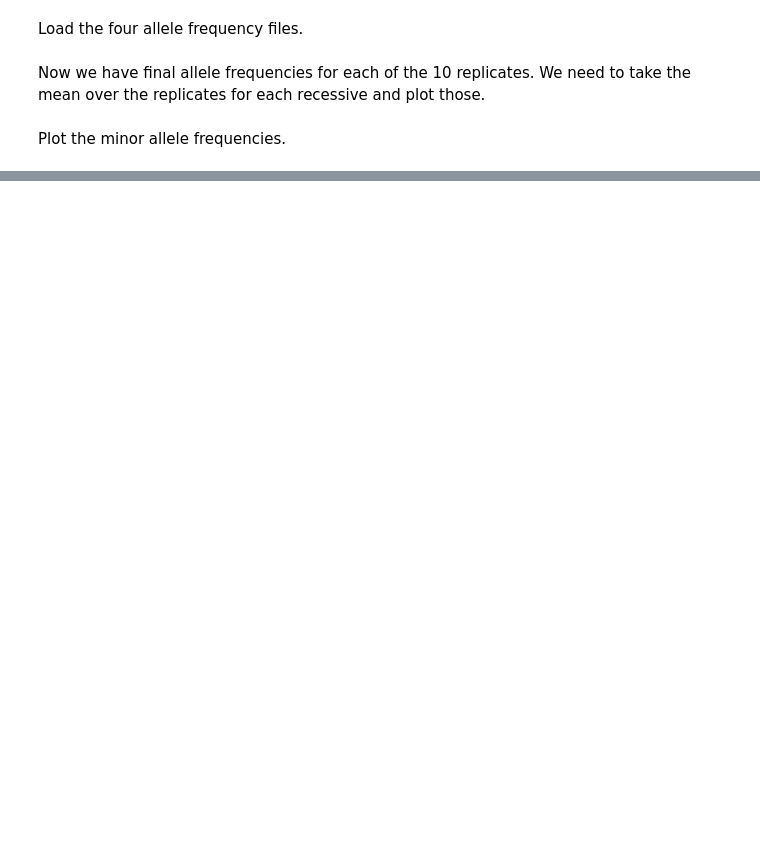
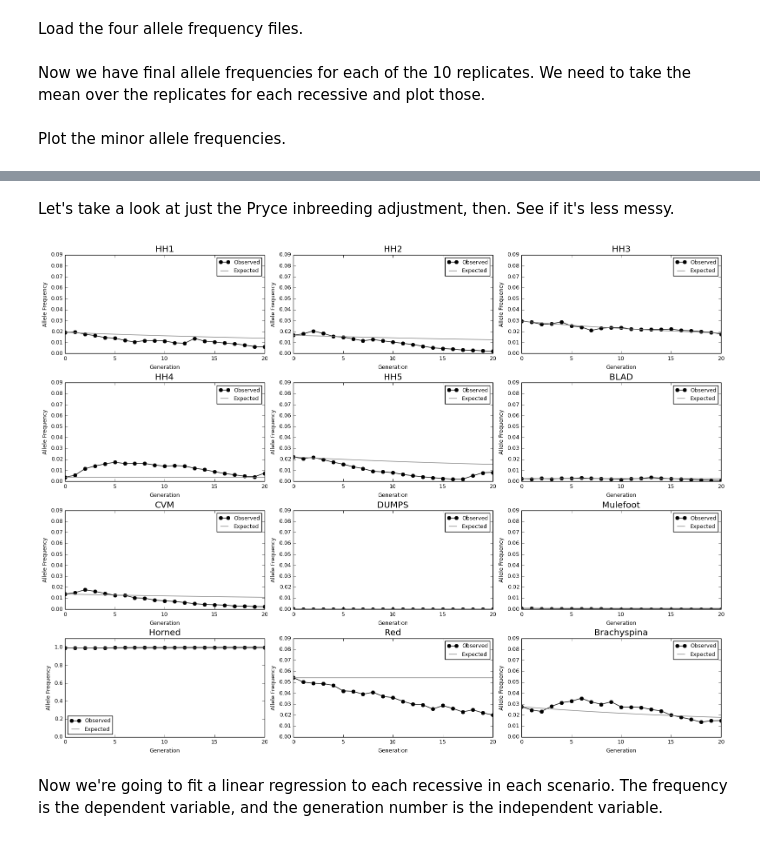
Before and after one commit to wintermind/multiple-recessives, a Jupyter notebook: Analyze Simulation Results - Holstein.ipynb, the cells around one changed output, grey strips where cells are left out. Drawn from its saved outputs; the diff is of its cells as text; code cells hidden in the pictures; blank space fills up the shorter version.

```diff
--- a/Analyze Simulation Results - Holstein.ipynb
+++ b/Analyze Simulation Results - Holstein.ipynb
@@ -318,0 +593,26 @@ plt.tight_layout(pad=1., w_pad=0.5, h_pad=0.5)
+# %% [markdown]
+Let's take a look at just the Pryce inbreeding adjustment, then. See if it's less messy.
+# %%
+fig = plt.figure(figsize=(16, 12), dpi=300, facecolor='white')
+
+# Plot Pryce + recessives
+colors = itertools.cycle(['r', 'g', 'b'])
+for i, r in enumerate(recessives):
+    ax = fig.add_subplot(4, 3, i)
+    ax.set_title(r)
+    ax.set_xlabel('Generation')
+    ax.set_ylabel('Allele Frequency')
+    ax.plot(grouped_pryce[r], label='Observed', marker='o', c='k')
+    ax.plot(expected[r], label='Expected', c='gray')
+    if r == 'Horned':
+        ax.set_ylim(0.0, 1.1)
+    else:
+        ax.set_ylim(0.0, 0.09)
+    legend(loc='best')
+
+plt.tight_layout(pad=1., w_pad=0.5, h_pad=0.5)
+fig.savefig('/Users/jcole/Documents/AIPL/Genomics/Recessives/holstein-act-vs-exp-pryce.png', dpi=300)
+# %% [output]
+[figure, added]
+# %% [markdown]
+Now we're going to fit a linear regression to each recessive in each scenario. The frequency is the dependent variable, and the generation number is the independent variable.
```
Also changed, not shown: parts of 26 cells of this notebook, 4 other files.
